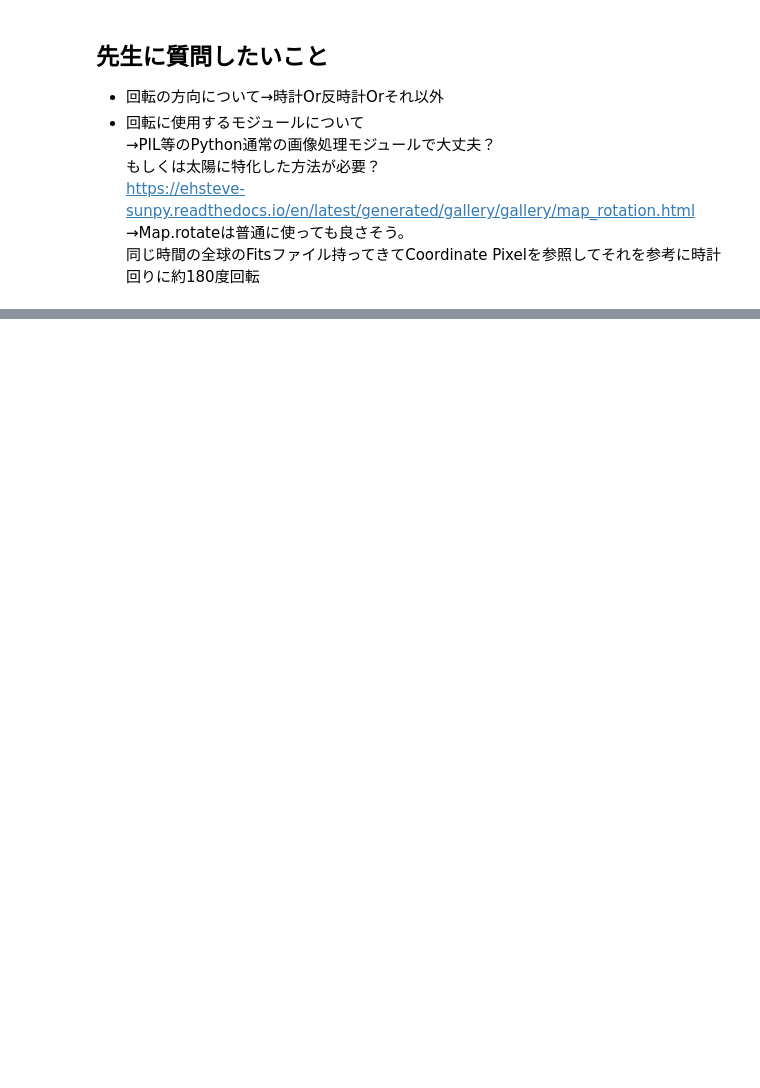
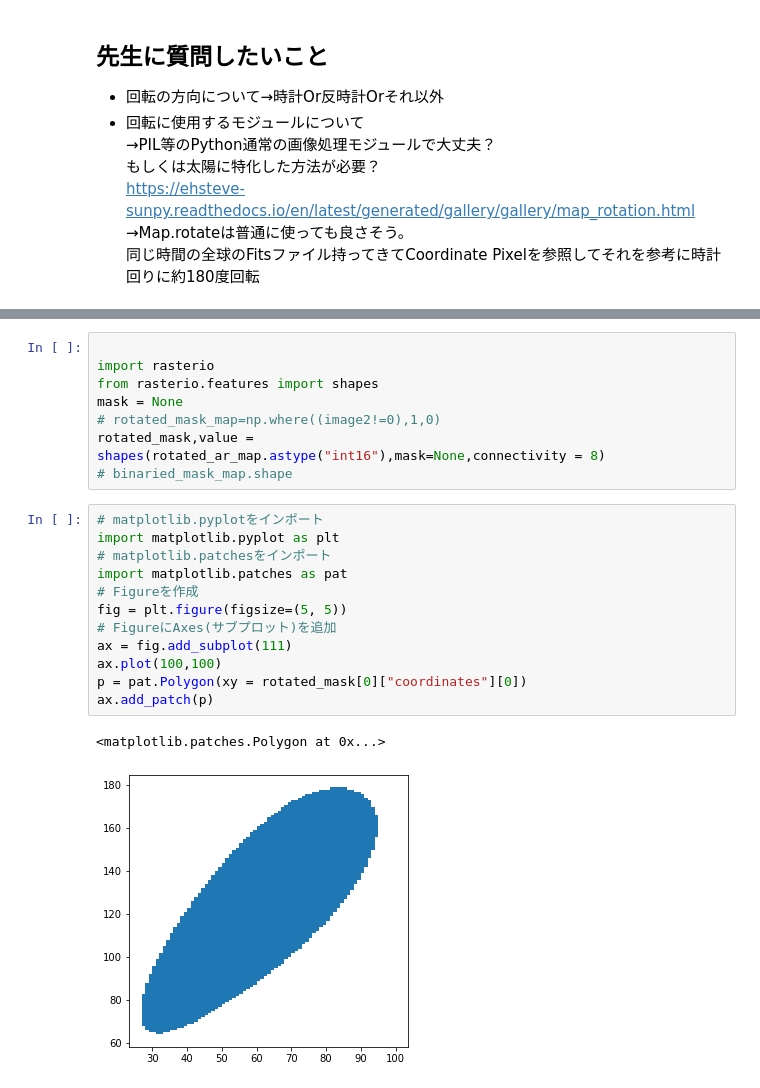
Before and after one commit to akisen/Predict_Solar_Flare_Mrcnn, a Jupyter notebook: src_dataset/Convert_bitmap_to_polygon.ipynb, the cells around one changed output, grey strips where cells are left out. Drawn from its saved outputs; the diff is of its cells as text; blank space fills up the shorter version.

```diff
--- a/src_dataset/Convert_bitmap_to_polygon.ipynb
+++ b/src_dataset/Convert_bitmap_to_polygon.ipynb
@@ -307,0 +327,23 @@ hmi_region_map_rotated.peek(draw_limb=True,draw_grid=True)
+# %%
+
+import rasterio
+from rasterio.features import shapes
+mask = None
+# rotated_mask_map=np.where((image2!=0),1,0)
+rotated_mask,value = shapes(rotated_ar_map.astype("int16"),mask=None,connectivity = 8)
+# binaried_mask_map.shape
+# %%
+# matplotlib.pyplotをインポート
+import matplotlib.pyplot as plt
+# matplotlib.patchesをインポート
+import matplotlib.patches as pat
+# Figureを作成
+fig = plt.figure(figsize=(5, 5))
+# FigureにAxes(サブプロット)を追加
+ax = fig.add_subplot(111)
+ax.plot(100,100)
+p = pat.Polygon(xy = rotated_mask[0]["coordinates"][0])
+ax.add_patch(p)
+# %% [output]
+<matplotlib.patches.Polygon at 0x...>
+[figure, added]
```
Also changed, not shown: parts of 17 cells of this notebook, 4 other files.
